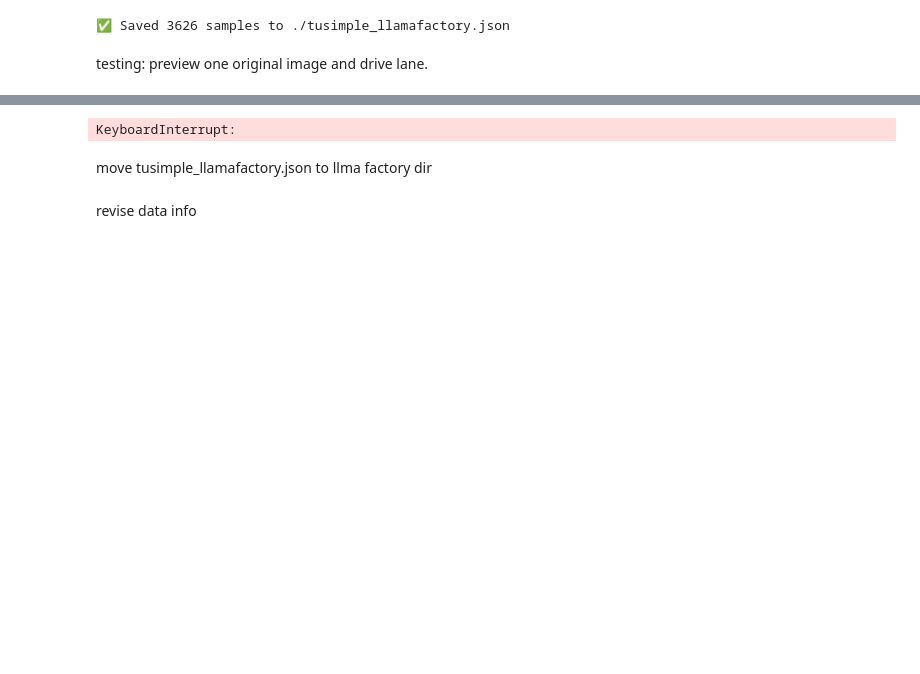
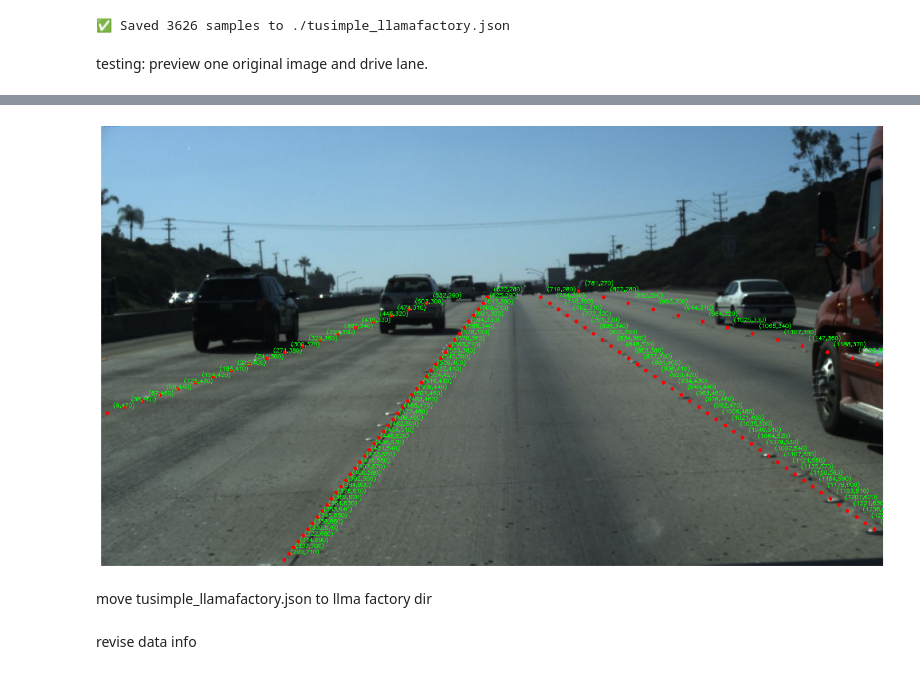
Before and after one commit to Jasonbroker/lane_detection, a Jupyter notebook: llama_factory_finetune/data_preprocess.ipynb, the cells around one changed output, grey strips where cells are left out. Saved outputs shown, nothing was run; the diff lists cells and outputs as text; code cells hidden in the pictures; blank space fills up the shorter version.

```diff
--- a/llama_factory_finetune/data_preprocess.ipynb
+++ b/llama_factory_finetune/data_preprocess.ipynb
@@ -120,6 +122,13 @@ for lane in extracted_lanes:
         text = f'({x},{y})'
         cv2.putText(image, text, (x + 10, y - 10), cv2.FONT_HERSHEY_SIMPLEX, 0.3, (0, 255, 0), 1)  # 绿色文字
 
-cv2.imshow('image', image)
-cv2.waitKey(0)
+# cv2.imshow('image', image)
+# cv2.waitKey(0)
+
+import matplotlib.pyplot as plt
+rgb_image = cv2.cvtColor(image, cv2.COLOR_BGR2RGB)
+plt.figure(figsize=(1920/100 , 1920/100 * image.shape[0]/image.shape[1]))
+plt.imshow(rgb_image)
+plt.axis('off')  # 不显示坐标轴
+plt.show()
 # %% [output]
@@ -142,4 +135,4 @@ cv2.waitKey(0)
-KeyboardInterrupt:
+[figure, added]
 # %% [markdown]
 move tusimple_llamafactory.json to llma factory dir
 # %%
```
Also changed, not shown: parts of 4 cells of this notebook, 4 other files.
